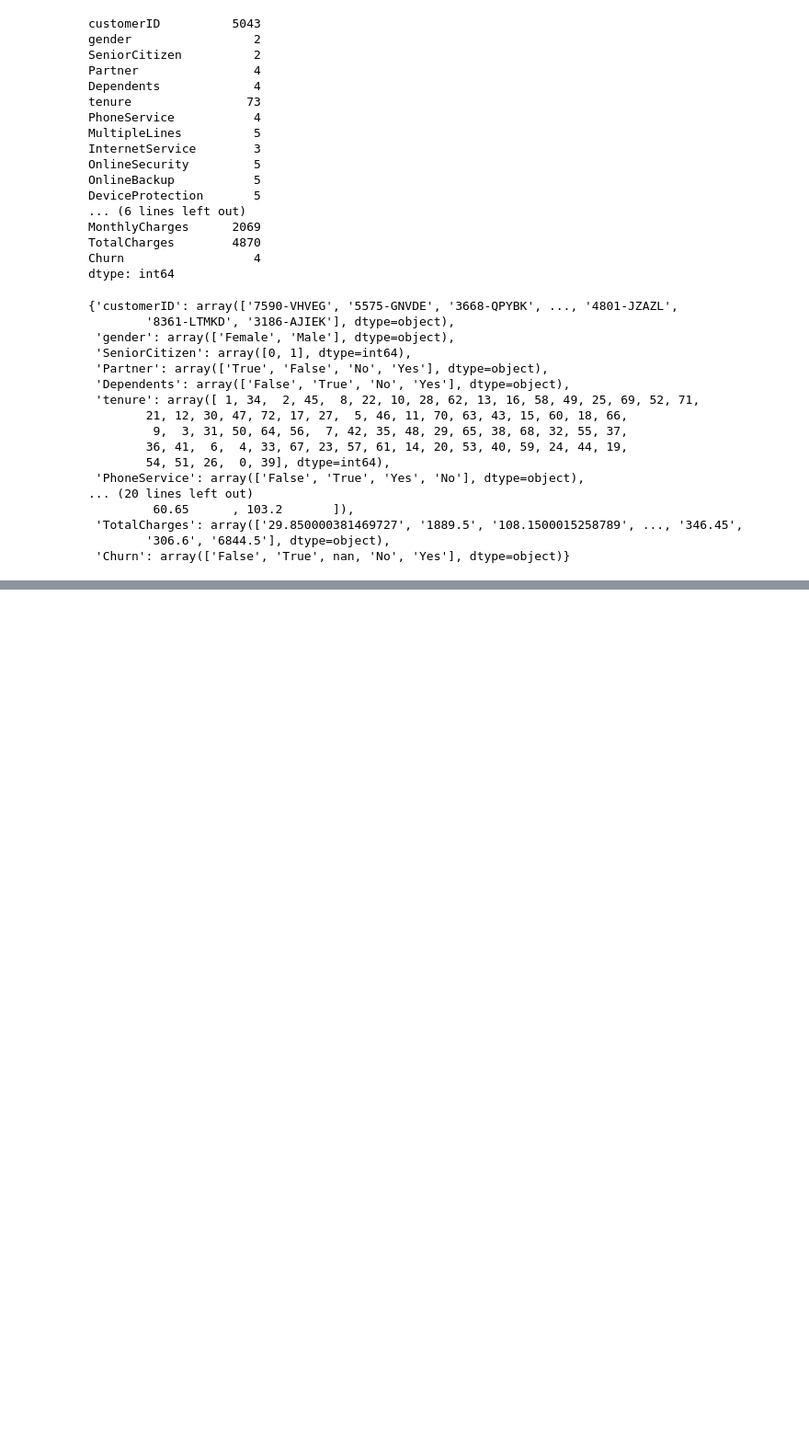
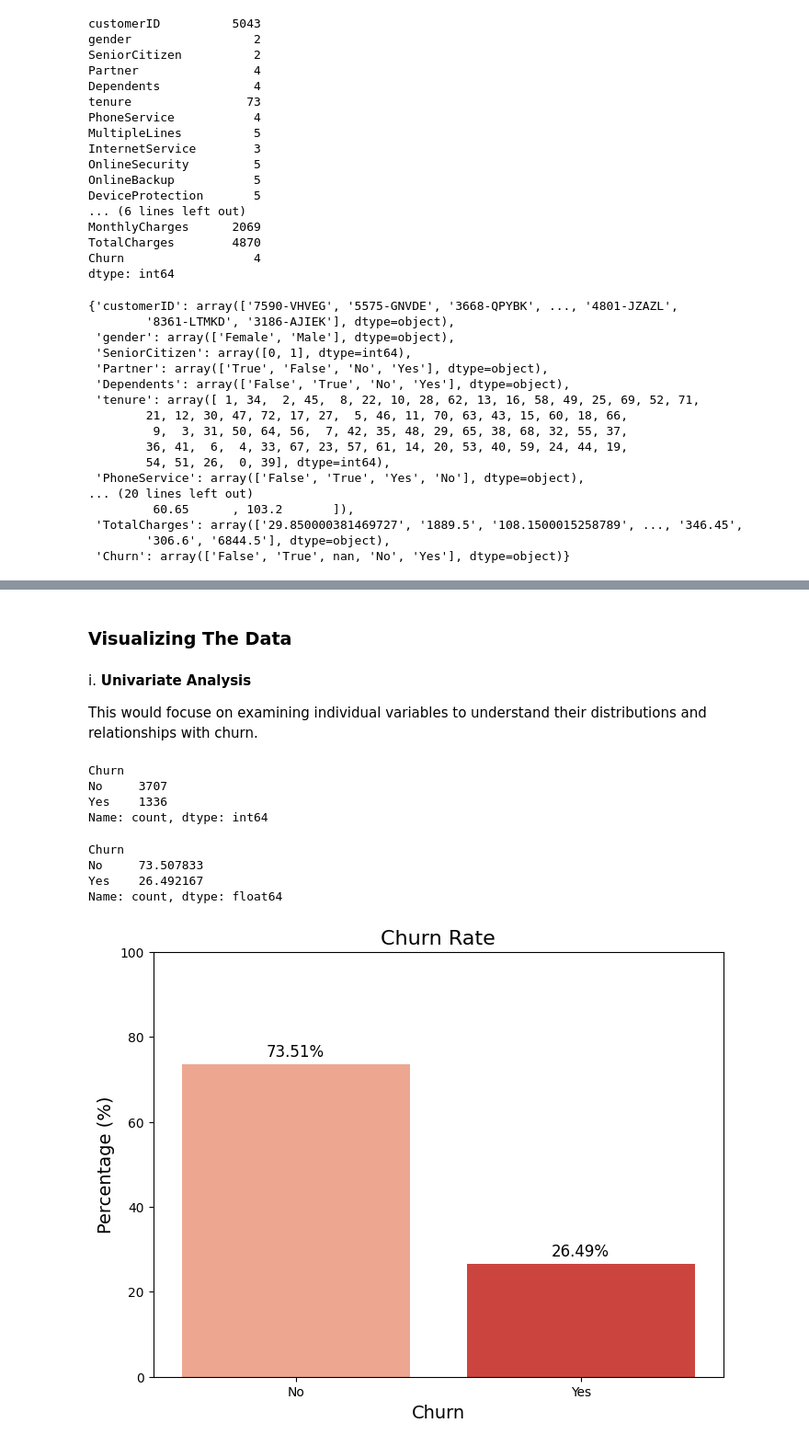
Before and after one commit to Josiegithub/Customer-Churn-Analysis, a Jupyter notebook: Notebook/notebook.ipynb, the cells around one changed output, grey strips where cells are left out. Shown at 92% size. Saved outputs shown, nothing was run; the diff lists cells and outputs as text; code cells hidden in the pictures; blank space fills up the shorter version.

```diff
--- a/Notebook/notebook.ipynb
+++ b/Notebook/notebook.ipynb
@@ -513,3 +585,6 @@ train_data.TotalCharges = pd.to_numeric(train_data.TotalCharges, errors='coerce'
+# %%
+train_data['TotalCharges'].fillna(0, inplace=True)
+train_data['Churn'].fillna('No', inplace=True)
 # %%
 train_data.isna().sum()
 # %% [output]
@@ -577,4 +607,0 @@ plt.show()
-# %%
-for i, predictor in enumerate(train_data.drop(columns=['Churn', 'TotalCharges', 'MonthlyCharges','customerID'])):
-    plt.figure(i)
-    sns.countplot(data=train_data, x=predictor, hue='Churn')
@@ -594,0 +670,43 @@ for i, predictor in enumerate(train_data.drop(columns=['Churn', 'TotalCharges',
+# %% [markdown]
+### Visualizing The Data
+# %% [markdown]
+i. **Univariate Analysis**
+
+This would focuse on examining individual variables to understand their distributions and relationships with churn.
+# %%
+# Finding the value counts in the Churn colunm
+value_counts= train_data["Churn"].value_counts()
+value_counts
+# %% [output]
+Churn
+No     3707
+Yes    1336
+Name: count, dtype: int64
+# %%
+# Finding the perentage Churned
+percentages = value_counts /value_counts.sum() * 100
+percentages
+# %% [output]
+Churn
+No     73.507833
+Yes    26.492167
+Name: count, dtype: float64
+# %%
+# Create a bar plot
+plt.figure(figsize=(8, 6))
+sns.barplot(x=percentages.index, y=percentages.values, palette='Reds')
+
+# Adding titles and labels
+plt.title('Churn Rate', fontsize=16)
+plt.xlabel('Churn', fontsize=14)
+plt.ylabel('Percentage (%)', fontsize=14)
+plt.ylim(0, 100)
+
+# Displaying the percentage values on top of the bars
+for i, percentage in enumerate(percentages.values):
+    plt.text(i, percentage + 1, f'{percentage:.2f}%', ha='center', va='bottom', fontsize=12)
+
+# Show the plot
+plt.show()
+# %% [output]
+[figure, added]
```
Also changed, not shown: parts of 122 cells of this notebook, 1 other file.
